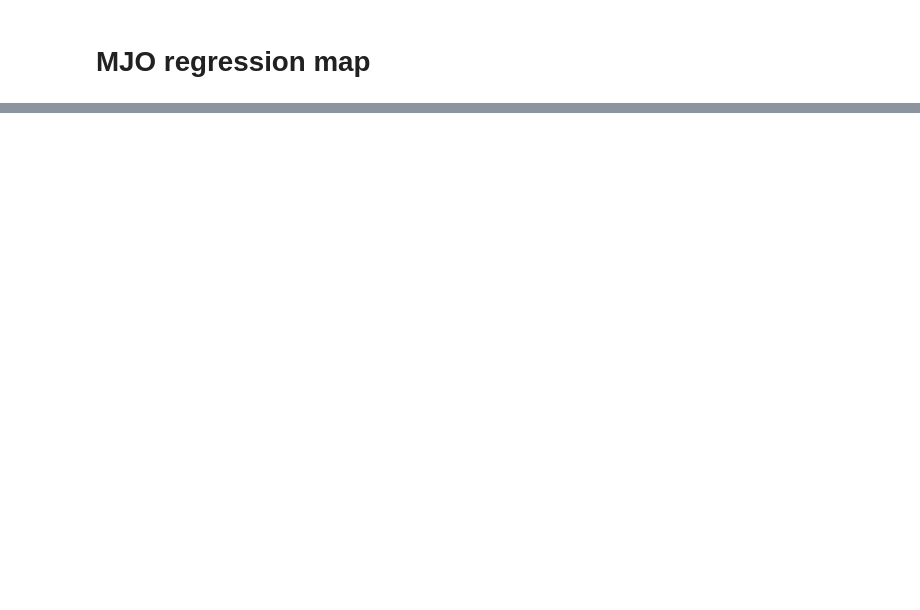
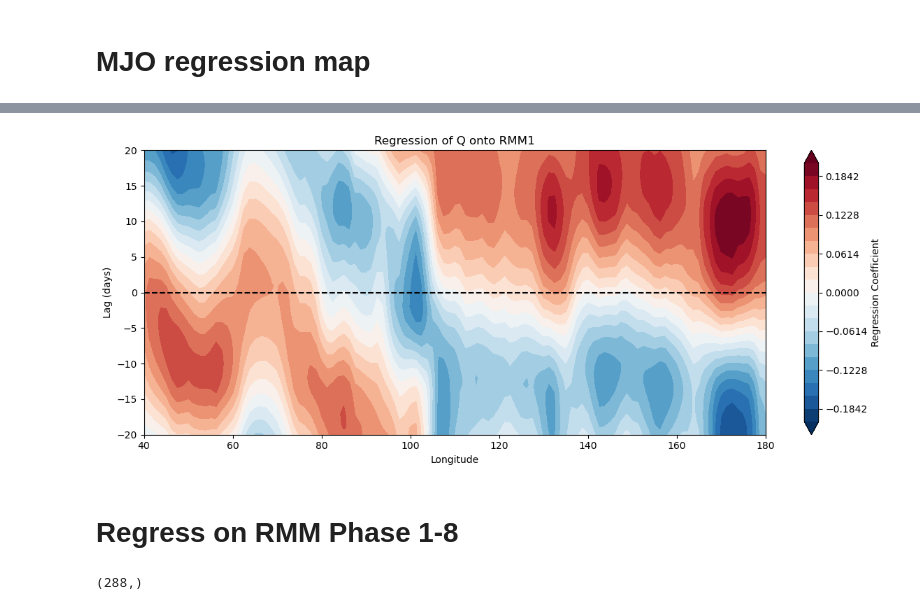
Before and after one commit to PeterChang1023/ESM_2025, a Jupyter notebook: ESM_2025_MJO.ipynb, the cells around one changed output, grey strips where cells are left out. Saved outputs shown, nothing was run; the diff lists cells and outputs as text; code cells hidden in the pictures; blank space fills up the shorter version.

```diff
--- a/ESM_2025_MJO.ipynb
+++ b/ESM_2025_MJO.ipynb
@@ -584,0 +1028,26 @@ Q.shape
+# %%
+from netCDF4 import Dataset
+
+# with Dataset("f09.F2000_MJO_control.cam.h0.1101_0201.nc", "r") as f:
+with Dataset("f09.F2000_MJO_1year.cam.h0.1year.nc", "r") as f:
+
+    Q = f["FLNT"][:]      # shape (time, lat, lon)
+    lat = f["lat"][:]     # shape (lat,)
+    lon = f["lon"][:]     # shape (lon,)
+
+assert Q.shape[1] == len(lat), "Q lat dim doesn't match lat array"
+assert Q.shape[2] == len(lon), "Q lon dim doesn't match lon array"
+# %%
+reg_map, lon_sel, lags = run_q_regression_external_PC(
+    Q=Q, lat=lat, lon=lon, PC_RMM=PC1,
+    bandpass=True,
+    remove_seasonal=True,
+    pc_threshold=0.5,
+    lon_band=(40, 180),
+)
+
+plot_regression_map(reg_map, lon_sel, lags, title="Regression of Q onto RMM1")
+# %% [output]
+[figure, added]
+# %% [markdown]
+# Regress on RMM Phase 1-8
@@ -584,0 +1142,4 @@ Q.shape
+# %%
+lon_band.shape
+# %% [output]
+(288,)
```
Also changed, not shown: parts of 54 cells of this notebook.
